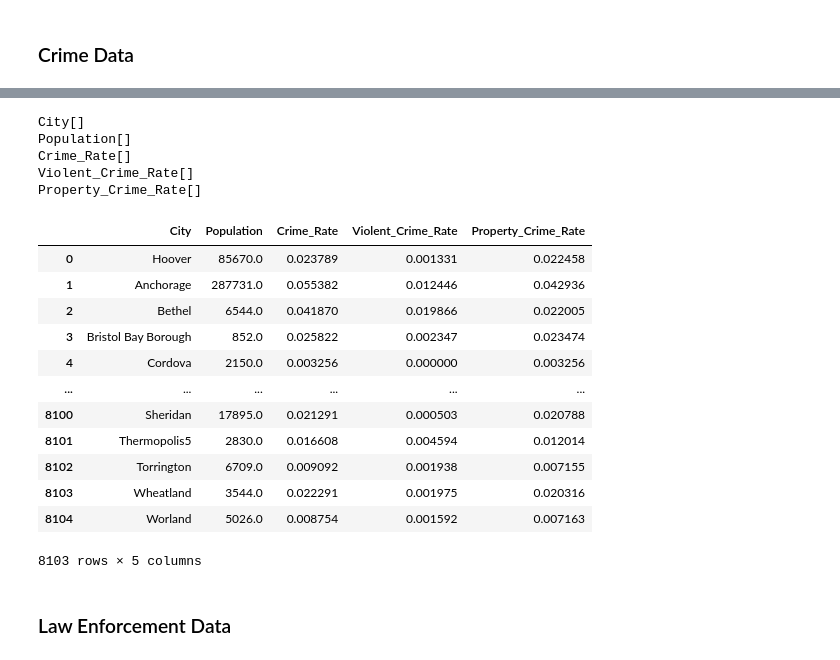
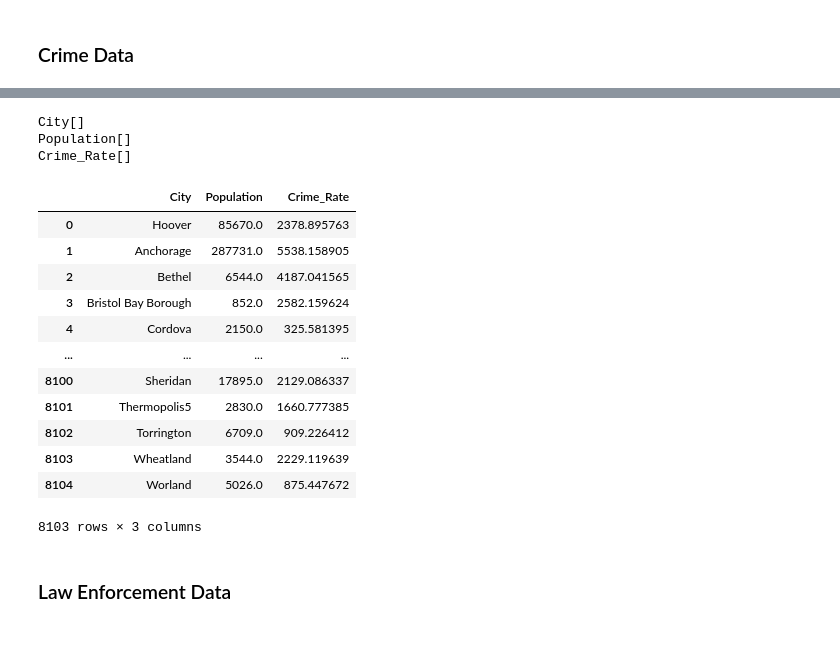
Before and after one commit to Simonguoo/Crime_rate_proj, a Jupyter notebook: data_cleaning.ipynb, the cells around one changed output, grey strips where cells are left out. Cells and saved outputs as stored; diff of their text form; code cells hidden in the pictures.

```diff
--- a/data_cleaning.ipynb
+++ b/data_cleaning.ipynb
@@ -58,49 +76,46 @@ df_crime_city_state = pd.read_excel("data/Offenses_known_by_city_state.xls", hea
 # %%
 # drop state column
 df_crime_city = df_crime_city_state.drop("State", axis=1)
 
 # drop footnotes for the data
 footer_rows = df_crime_city[df_crime_city.City.isna()].index.values
 df_crime = df_crime_city.drop(index=footer_rows)
 
 # replace nan values in crime type columns
-#check_na(df_crime)
 crime_type_cols = ["Murder_Manslaughter", "Rape", "Robbery", "Aggravated_Assault", "Burglary", "Larceny_Theft", "Vehicle_Theft", "Arson"]
 for i in crime_type_cols:
     df_crime[i] = df_crime[i].fillna(0)
 df_crime.Violent_Crime = df_crime[["Murder_Manslaughter", "Rape", "Robbery", "Aggravated_Assault"]].sum(axis=1)
 df_crime.Property_Crime = df_crime[["Burglary", "Larceny_Theft", "Vehicle_Theft", "Arson"]].sum(axis=1)
 
-# create column for total, violent, and property crime rate
-df_crime["Crime_Rate"] = (df_crime.Violent_Crime + df_crime.Property_Crime) / df_crime.Population
-df_crime["Violent_Crime_Rate"] = df_crime.Violent_Crime / df_crime.Population
-df_crime["Property_Crime_Rate"] = df_crime.Property_Crime / df_crime.Population
+df_crime.dtypes
+# create column for total, violent, and property crime rate per 100,000
+df_crime["Crime_Rate"] = ((df_crime.Violent_Crime + df_crime.Property_Crime) * 100000)/df_crime.Population
 # dropping rows with no population recorded and excess columns
+
 no_pop = df_crime.loc[df_crime.Population.isna()].index.values
 df_crime_pop = df_crime.drop(no_pop)
 cln_df_crime = df_crime_pop.drop(["Murder_Manslaughter", "Rape", "Robbery", "Aggravated_Assault", "Arson",
                                   "Burglary", "Larceny_Theft", "Vehicle_Theft", "Violent_Crime", "Property_Crime"], axis=1)
 check_na(cln_df_crime)
 cln_df_crime
 # %% [output]
 City[]
 Population[]
 Crime_Rate[]
-Violent_Crime_Rate[]
-Property_Crime_Rate[]
-|  | City | Population | Crime_Rate | Violent_Crime_Rate | Property_Crime_Rate |
-| 0 | Hoover | 85670.0 | 0.023789 | 0.001331 | 0.022458 |
-| 1 | Anchorage | 287731.0 | 0.055382 | 0.012446 | 0.042936 |
-| 2 | Bethel | 6544.0 | 0.041870 | 0.019866 | 0.022005 |
-| 3 | Bristol Bay Borough | 852.0 | 0.025822 | 0.002347 | 0.023474 |
-| 4 | Cordova | 2150.0 | 0.003256 | 0.000000 | 0.003256 |
-| ... | ... | ... | ... | ... | ... |
-| 8100 | Sheridan | 17895.0 | 0.021291 | 0.000503 | 0.020788 |
-| 8101 | Thermopolis5 | 2830.0 | 0.016608 | 0.004594 | 0.012014 |
-| 8102 | Torrington | 6709.0 | 0.009092 | 0.001938 | 0.007155 |
-| 8103 | Wheatland | 3544.0 | 0.022291 | 0.001975 | 0.020316 |
-| 8104 | Worland | 5026.0 | 0.008754 | 0.001592 | 0.007163 |
+|  | City | Population | Crime_Rate |
+| 0 | Hoover | 85670.0 | 2378.895763 |
+| 1 | Anchorage | 287731.0 | 5538.158905 |
+| 2 | Bethel | 6544.0 | 4187.041565 |
+| 3 | Bristol Bay Borough | 852.0 | 2582.159624 |
+| 4 | Cordova | 2150.0 | 325.581395 |
+| ... | ... | ... | ... |
+| 8100 | Sheridan | 17895.0 | 2129.086337 |
+| 8101 | Thermopolis5 | 2830.0 | 1660.777385 |
+| 8102 | Torrington | 6709.0 | 909.226412 |
+| 8103 | Wheatland | 3544.0 | 2229.119639 |
+| 8104 | Worland | 5026.0 | 875.447672 |
-8103 rows × 5 columns
+8103 rows × 3 columns
 # %% [markdown]
 ### Law Enforcement Data
 # %%
```
Also changed, not shown: parts of 47 cells of this notebook.
